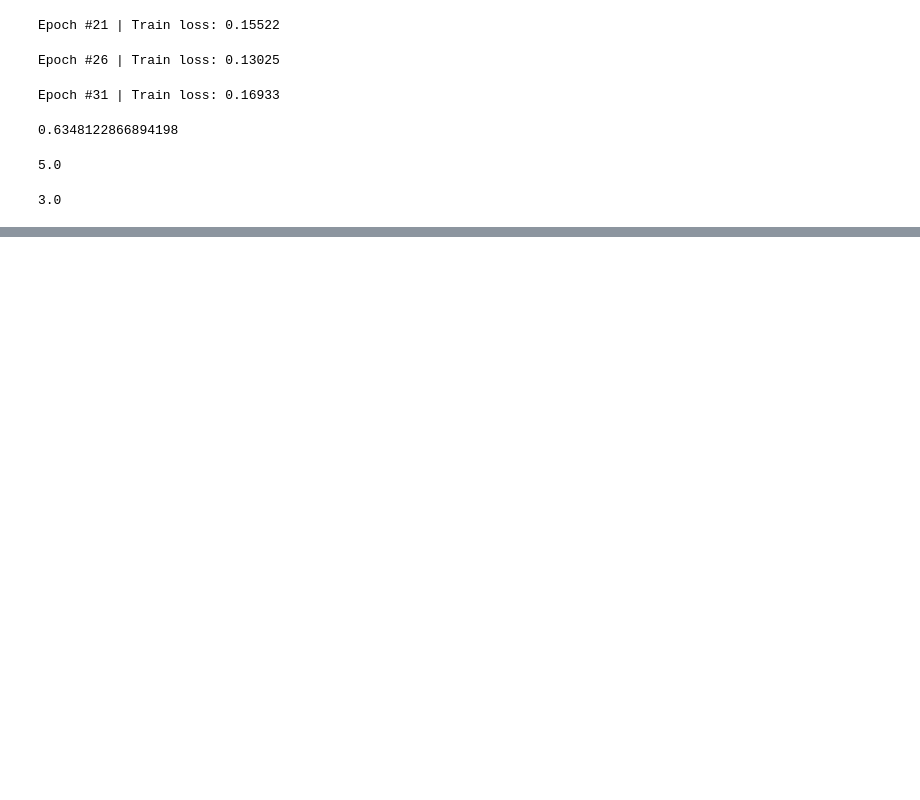
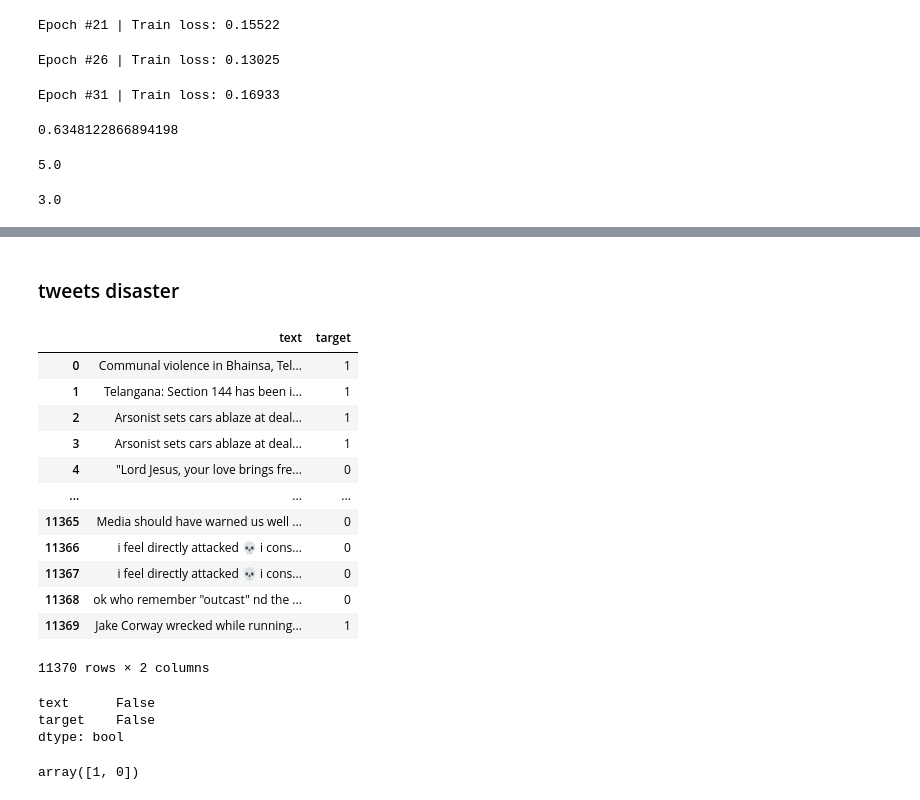
Before and after one commit to LuchianPeledutse/ML, a Jupyter notebook: p_nlp.ipynb, the cells around one changed output, grey strips where cells are left out. Saved outputs shown, nothing was run; the diff lists cells and outputs as text; code cells hidden in the pictures; blank space fills up the shorter version.

```diff
--- a/p_nlp.ipynb
+++ b/p_nlp.ipynb
@@ -1384,0 +1632,29 @@ model_inf(
+# %% [markdown]
+### tweets disaster
+# %%
+disaster_data = pd.read_csv('/home/luchian/Downloads/tweets_disaster.csv',usecols = ['text','target'])
+disaster_data
+# %% [output]
+|  | text | target |
+| 0 | Communal violence in Bhainsa, Tel... | 1 |
+| 1 | Telangana: Section 144 has been i... | 1 |
+| 2 | Arsonist sets cars ablaze at deal... | 1 |
+| 3 | Arsonist sets cars ablaze at deal... | 1 |
+| 4 | "Lord Jesus, your love brings fre... | 0 |
+| ... | ... | ... |
+| 11365 | Media should have warned us well ... | 0 |
+| 11366 | i feel directly attacked 💀 i cons... | 0 |
+| 11367 | i feel directly attacked 💀 i cons... | 0 |
+| 11368 | ok who remember "outcast" nd the ... | 0 |
+| 11369 | Jake Corway wrecked while running... | 1 |
+11370 rows × 2 columns
+# %%
+disaster_data.isna().any()
+# %% [output]
+text      False
+target    False
+dtype: bool
+# %%
+disaster_data['target'].unique()
+# %% [output]
+array([1, 0])
```
Also changed, not shown: parts of 50 cells of this notebook, 2 other files.
